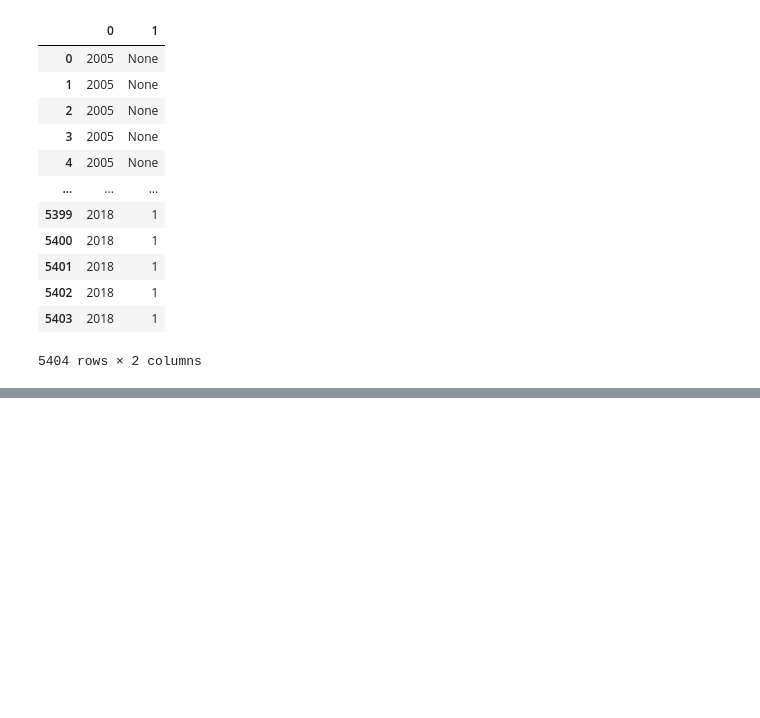
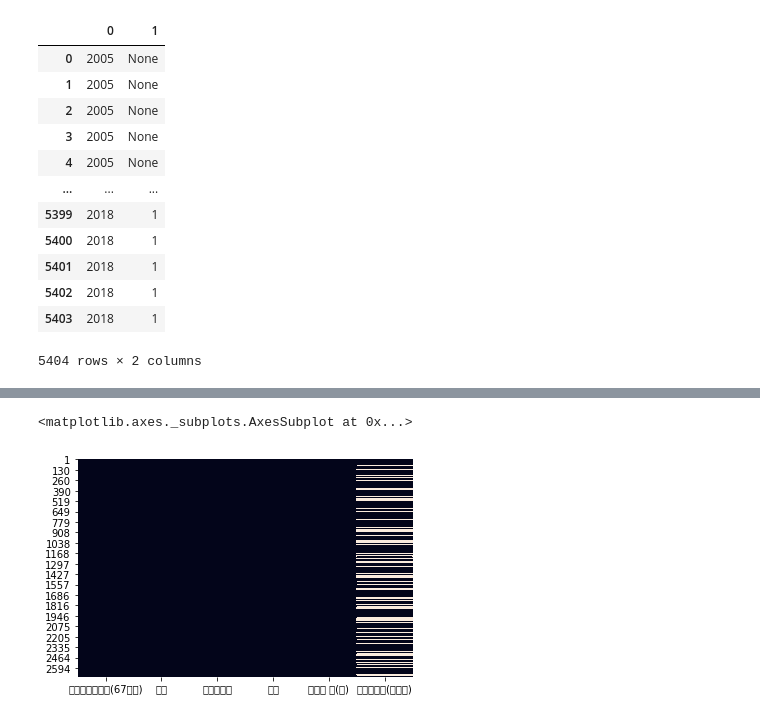
Before and after one commit to superZina/bigData, a Jupyter notebook: 기말.ipynb, the cells around one changed output, grey strips where cells are left out. Cells and saved outputs as stored; diff of their text form; code cells hidden in the pictures; blank space fills up the shorter version.

```diff
--- a/기말.ipynb
+++ b/기말.ipynb
@@ -138,0 +252,7 @@ df.head(200)
+# %%
+#연속형 변수를 정수,실수로 바꿔주기 위해 -를 null로 바꿔줍니다
+df['영아사망률(천명당)'] = df['영아사망률(천명당)'].replace('-',np.nan)
+# %%
+df['사망자 수(명)'] = df['사망자 수(명)'].astype(int)
+df['영아사망률(천명당)'] = df['영아사망률(천명당)'].astype(float)
+df['사망자 수(명)'] = df['사망자 수(명)'].astype(int)
@@ -138,0 +331,4 @@ df.head(200)
+# %%
+#성별의 '계' 를 전체로 바꾸기
+df['성별'] = df['성별'].replace('계','전체')
+df['성별'].unique()
@@ -138,0 +342,4 @@ df.head(200)
+# %%
+#성별의 '계' 를 전체로 바꾸기
+df['생존기간별'] = df['성별'].replace('계','전체')
+df['생존기간별'].unique()
@@ -138,0 +484,6 @@ df.head(200)
+# %%
+#결측치 시각화
+sns.heatmap(df.isnull(), cbar =False)
+# %% [output]
+<matplotlib.axes._subplots.AxesSubplot at 0x...>
+[figure, added]
```
Also changed, not shown: parts of 57 cells of this notebook.
